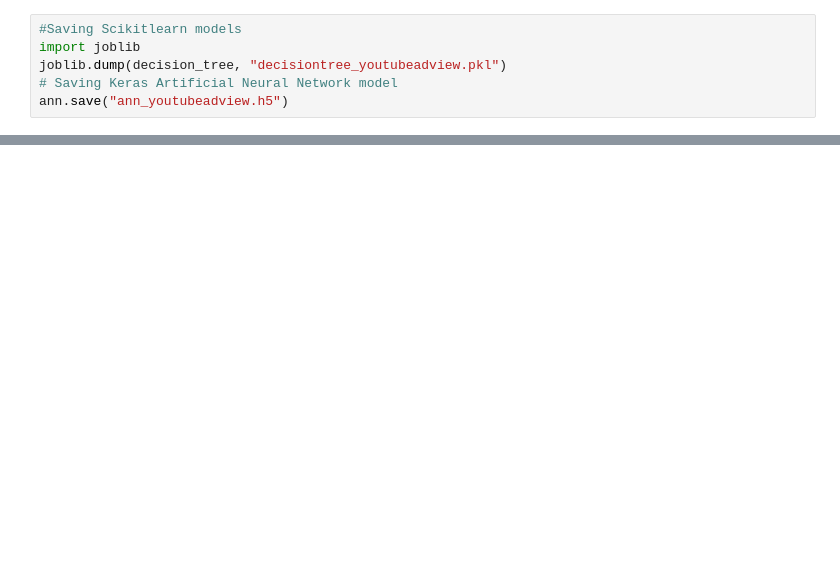
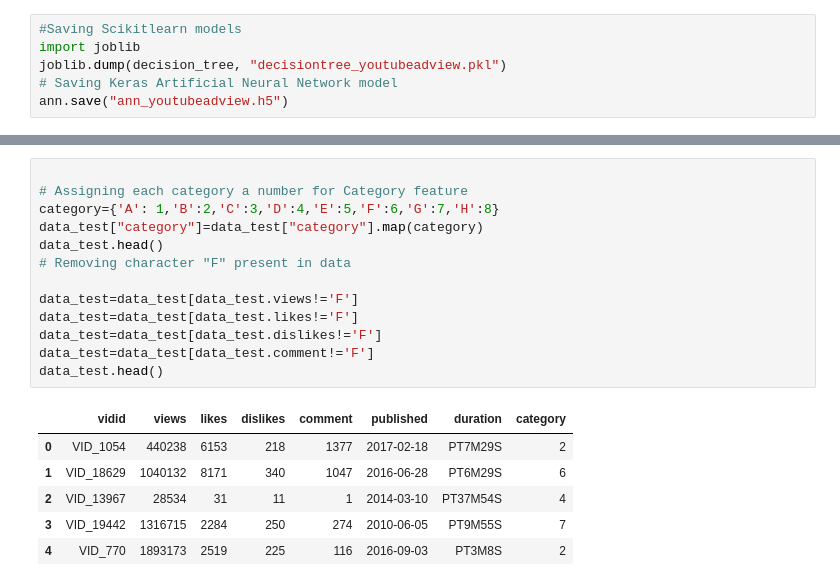
Before and after one commit to Kshi-tish/Youtube-add-Preview, a Jupyter notebook: Youtube_add_preview.ipynb, the cells around one changed output, grey strips where cells are left out. Saved outputs shown, nothing was run; the diff lists cells and outputs as text; blank space fills up the shorter version.

```diff
--- a/Youtube_add_preview.ipynb
+++ b/Youtube_add_preview.ipynb
@@ -206,0 +254,20 @@ ann.save("ann_youtubeadview.h5")
+# %%
+
+# Assigning each category a number for Category feature
+category={'A': 1,'B':2,'C':3,'D':4,'E':5,'F':6,'G':7,'H':8}
+data_test["category"]=data_test["category"].map(category)
+data_test.head()
+# Removing character "F" present in data
+
+data_test=data_test[data_test.views!='F']
+data_test=data_test[data_test.likes!='F']
+data_test=data_test[data_test.dislikes!='F']
+data_test=data_test[data_test.comment!='F']
+data_test.head()
+# %% [output]
+|  | vidid | views | likes | dislikes | comment | published | duration | category |
+| 0 | VID_1054 | 440238 | 6153 | 218 | 1377 | 2017-02-18 | PT7M29S | 2 |
+| 1 | VID_18629 | 1040132 | 8171 | 340 | 1047 | 2016-06-28 | PT6M29S | 6 |
+| 2 | VID_13967 | 28534 | 31 | 11 | 1 | 2014-03-10 | PT37M54S | 4 |
+| 3 | VID_19442 | 1316715 | 2284 | 250 | 274 | 2010-06-05 | PT9M55S | 7 |
+| 4 | VID_770 | 1893173 | 2519 | 225 | 116 | 2016-09-03 | PT3M8S | 2 |
```
Also changed, not shown: parts of 26 cells of this notebook.
